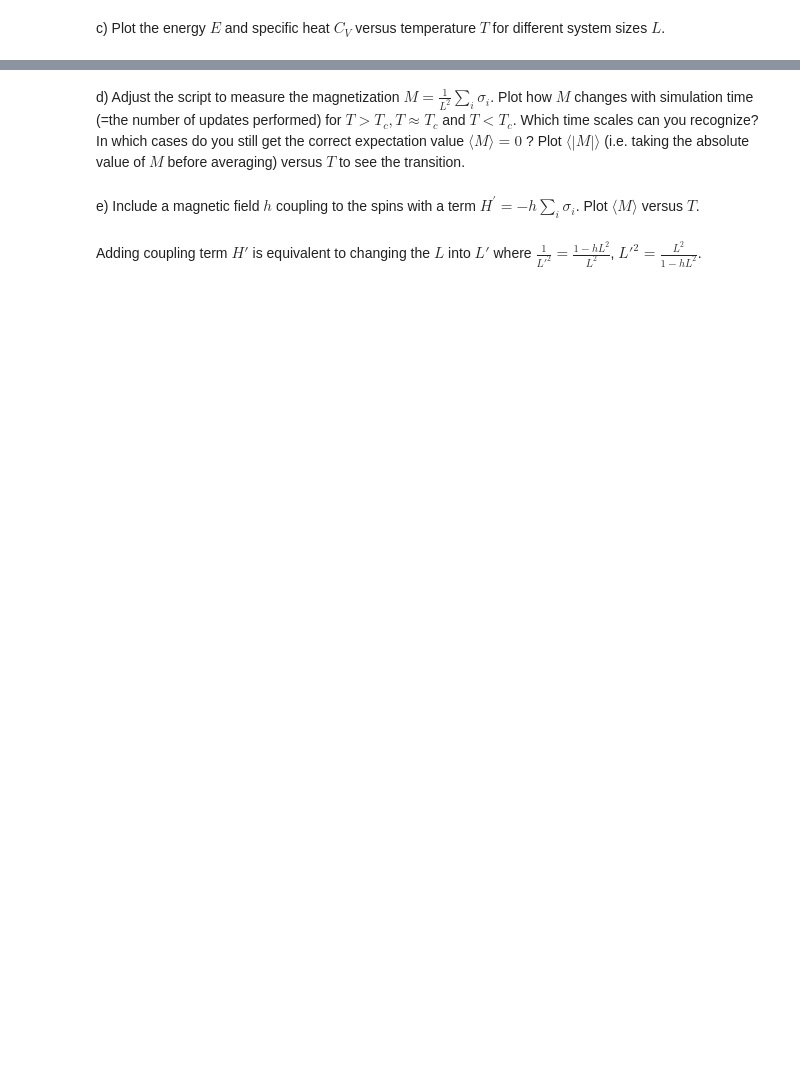
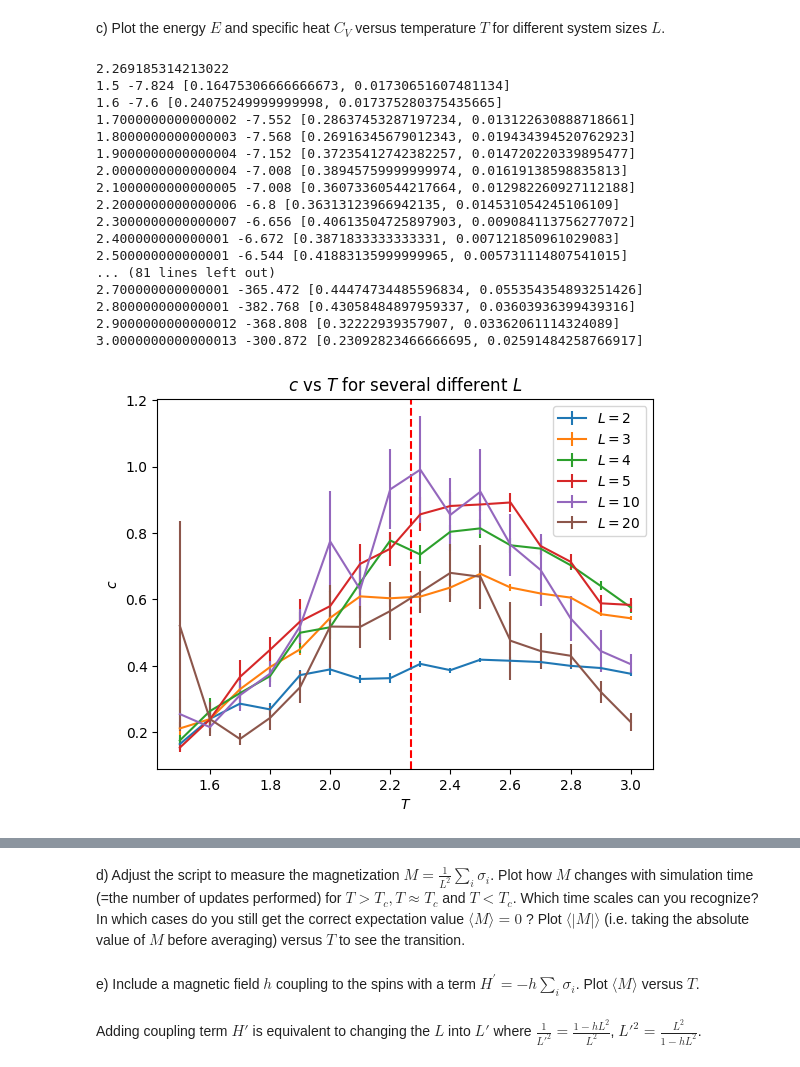
Before and after one commit to ericardomuten/TUM-PH2264, a Jupyter notebook: 1_classical_montecarlo/hw1_sub.ipynb, the cells around one changed output, grey strips where cells are left out. Drawn from its saved outputs; the diff is of its cells as text; code cells hidden in the pictures; blank space fills up the shorter version.

```diff
--- a/1_classical_montecarlo/hw1_sub.ipynb
+++ b/1_classical_montecarlo/hw1_sub.ipynb
@@ -408,2 +476,39 @@ b) What are "typical" configurations at temperatures $T \gg T_c, T \approx T_c$
 # %% [markdown]
 c) Plot the energy $E$ and specific heat $C_V$ versus temperature $T$ for different system sizes $L$.
+# %%
+Tc = 2. / np.log(1. + np.sqrt(2))
+print(Tc)
+
+L = [2, 3, 4, 5, 10, 20]
+
+for l in L:
+    C_list, _ = calc_C_and_E(L=l)
+    C_list = np.array(C_list)
+
+    plt.errorbar(T_range, C_list[:, 0], C_list[:, 1], label="$L = " + str(l) + "$")
+
+plt.axvline(Tc, color='r', linestyle='--')
+plt.xlabel('$T$')
+plt.ylabel('$c$')
+plt.title("$c$ vs $T$ for several different $L$")
+plt.legend()
+plt.show()
+# %% [output]
+2.269185314213022
+1.5 -7.824 [0.16475306666666673, 0.01730651607481134]
+1.6 -7.6 [0.24075249999999998, 0.017375280375435665]
+1.7000000000000002 -7.552 [0.28637453287197234, 0.013122630888718661]
+1.8000000000000003 -7.568 [0.26916345679012343, 0.019434394520762923]
+1.9000000000000004 -7.152 [0.37235412742382257, 0.014720220339895477]
+2.0000000000000004 -7.008 [0.38945759999999974, 0.01619138598835813]
+2.1000000000000005 -7.008 [0.36073360544217664, 0.012982260927112188]
+2.2000000000000006 -6.8 [0.36313123966942135, 0.014531054245106109]
+2.3000000000000007 -6.656 [0.40613504725897903, 0.009084113756277072]
+2.400000000000001 -6.672 [0.3871833333333331, 0.007121850961029083]
+2.500000000000001 -6.544 [0.41883135999999965, 0.005731114807541015]
+... (81 lines left out)
+2.700000000000001 -365.472 [0.44474734485596834, 0.055354354893251426]
+2.800000000000001 -382.768 [0.43058484897959337, 0.03603936399439316]
+2.9000000000000012 -368.808 [0.32222939357907, 0.03362061114324089]
+3.0000000000000013 -300.872 [0.23092823466666695, 0.02591484258766917]
+[figure, added]
```
Also changed, not shown: parts of 7 cells of this notebook, 1 other file.
